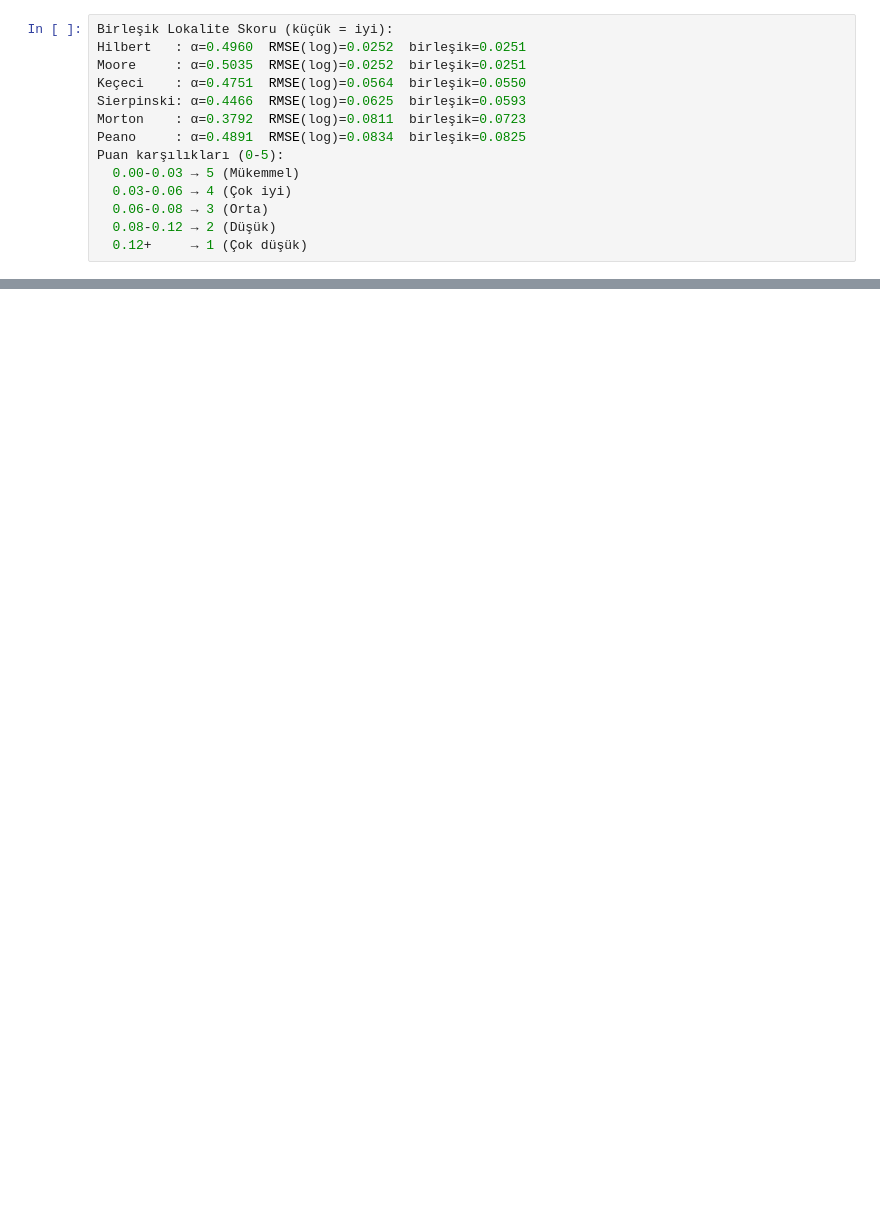
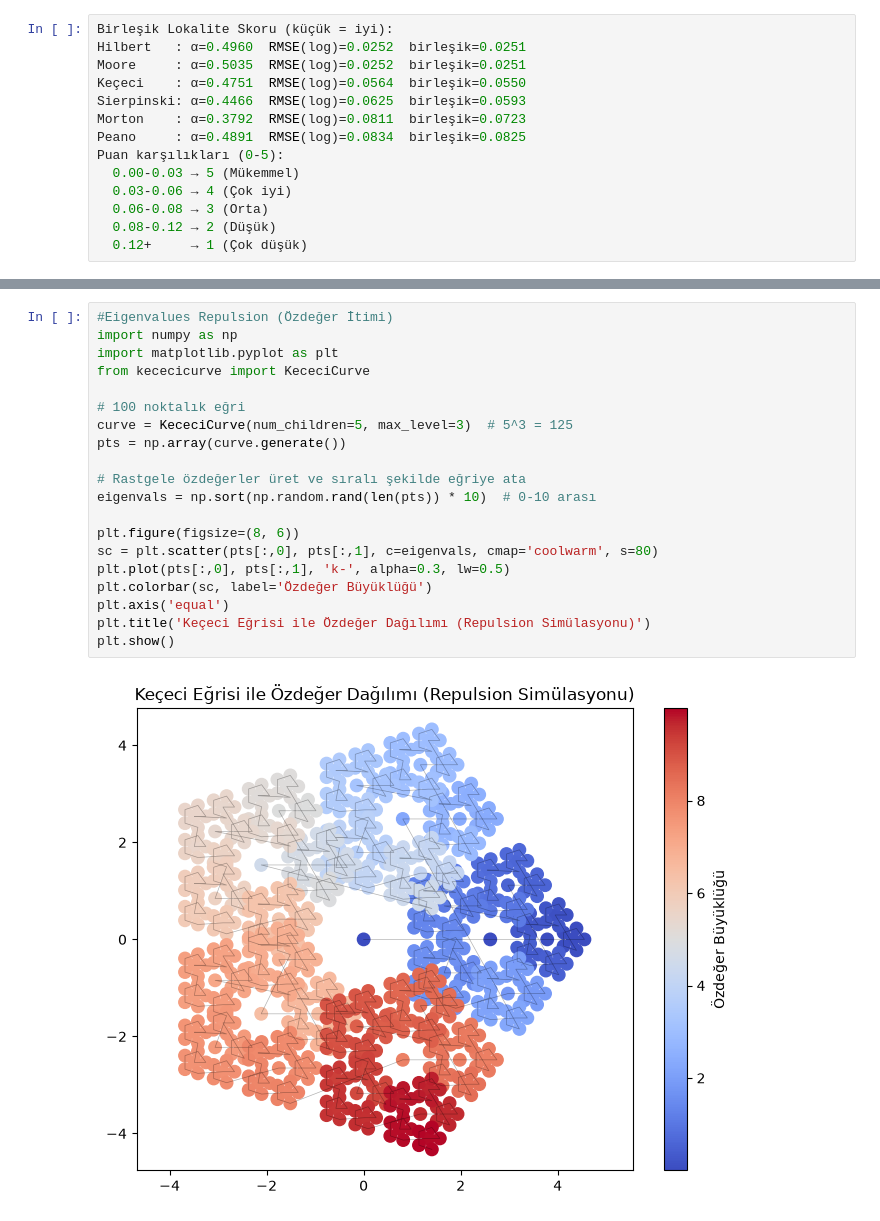
Before and after one commit to WhiteSymmetry/kececicurve, a Jupyter notebook: example/kc_example.ipynb, the cells around one changed output, grey strips where cells are left out. Cells and saved outputs as stored; diff of their text form; blank space fills up the shorter version.

```diff
--- a/example/kc_example.ipynb
+++ b/example/kc_example.ipynb
@@ -95,0 +97,22 @@ plt.show()
+# %%
+#Eigenvalues Repulsion (Özdeğer İtimi)
+import numpy as np
+import matplotlib.pyplot as plt
+from kececicurve import KececiCurve
+
+# 100 noktalık eğri
+curve = KececiCurve(num_children=5, max_level=3)  # 5^3 = 125
+pts = np.array(curve.generate())
+
+# Rastgele özdeğerler üret ve sıralı şekilde eğriye ata
+eigenvals = np.sort(np.random.rand(len(pts)) * 10)  # 0-10 arası
+
+plt.figure(figsize=(8, 6))
+sc = plt.scatter(pts[:,0], pts[:,1], c=eigenvals, cmap='coolwarm', s=80)
+plt.plot(pts[:,0], pts[:,1], 'k-', alpha=0.3, lw=0.5)
+plt.colorbar(sc, label='Özdeğer Büyüklüğü')
+plt.axis('equal')
+plt.title('Keçeci Eğrisi ile Özdeğer Dağılımı (Repulsion Simülasyonu)')
+plt.show()
+# %% [output]
+[figure, added]
```
Also changed, not shown: parts of 3 cells of this notebook.
